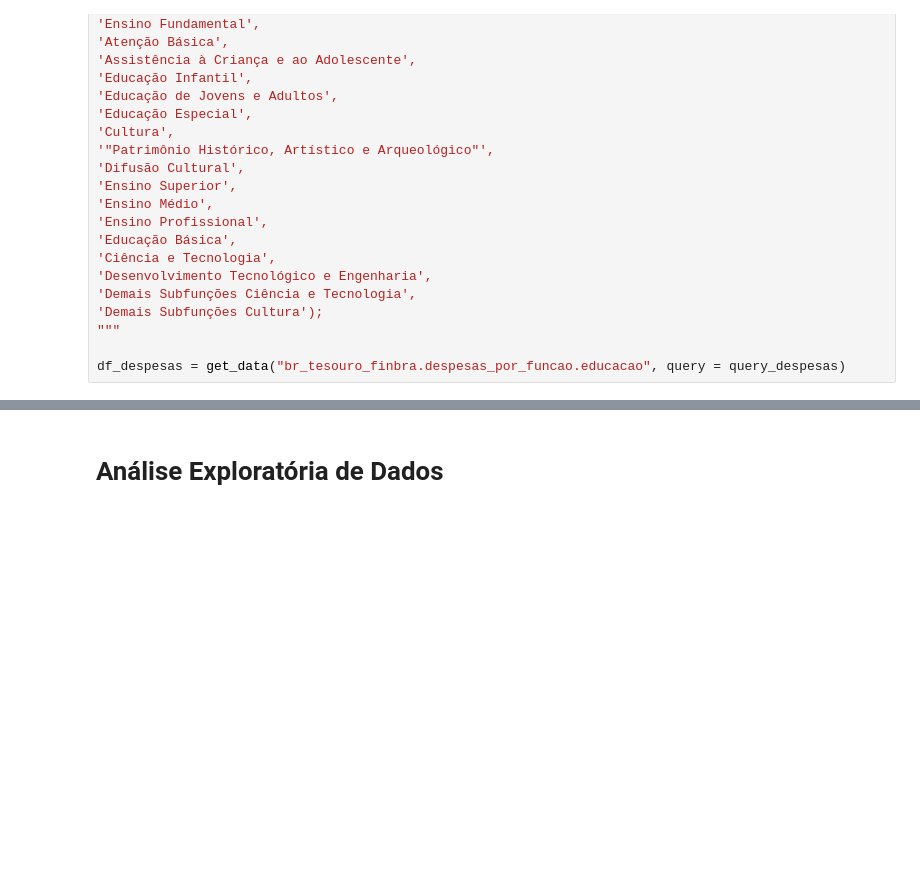
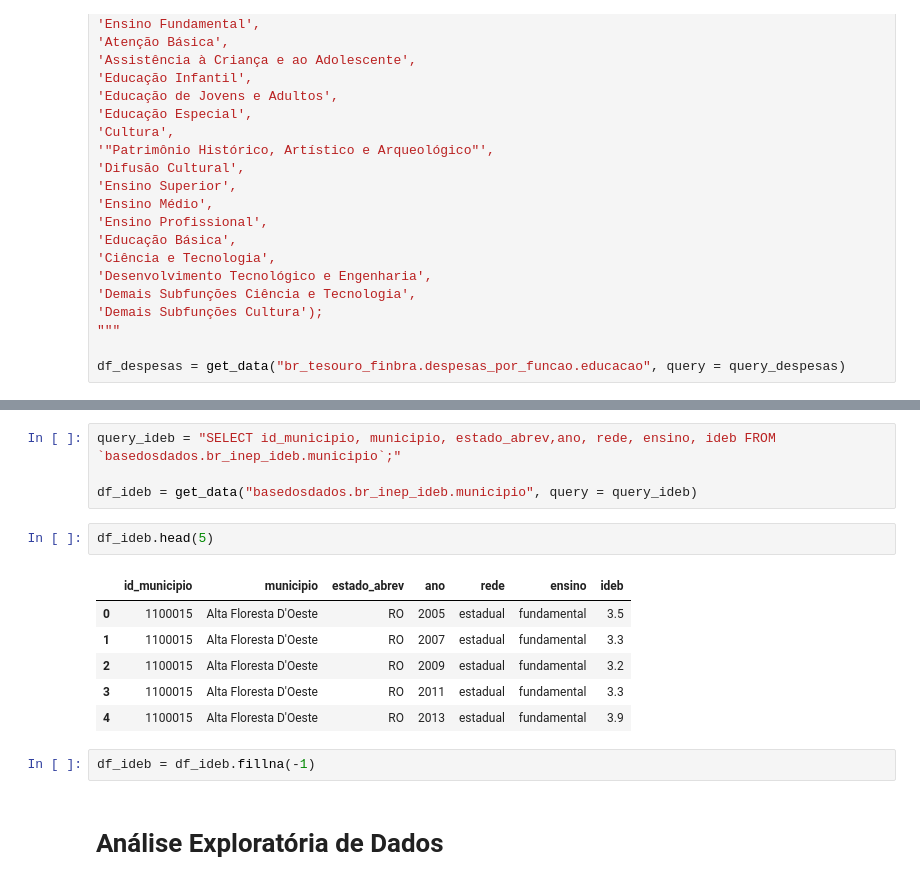
Before and after one commit to UFRJ-Analytica/odd2021, a Jupyter notebook: edit_teste_cliente_basedosdados.ipynb, the cells around one changed output, grey strips where cells are left out. Drawn from its saved outputs; the diff is of its cells as text; blank space fills up the shorter version.

Commit message:
Dataframe ideb adicionado

```diff
--- a/edit_teste_cliente_basedosdados.ipynb
+++ b/edit_teste_cliente_basedosdados.ipynb
@@ -212,3 +210,18 @@ ideb = get_data("br_inep_ideb.municipio")
+# %%
+query_ideb = "SELECT id_municipio, municipio, estado_abrev,ano, rede, ensino, ideb FROM `basedosdados.br_inep_ideb.municipio`;"
+
+df_ideb = get_data("basedosdados.br_inep_ideb.municipio", query = query_ideb)
+# %%
+df_ideb.head(5)
+# %% [output]
+|  | id_municipio | municipio | estado_abrev | ano | rede | ensino | ideb |
+| 0 | 1100015 | Alta Floresta D'Oeste | RO | 2005 | estadual | fundamental | 3.5 |
+| 1 | 1100015 | Alta Floresta D'Oeste | RO | 2007 | estadual | fundamental | 3.3 |
+| 2 | 1100015 | Alta Floresta D'Oeste | RO | 2009 | estadual | fundamental | 3.2 |
+| 3 | 1100015 | Alta Floresta D'Oeste | RO | 2011 | estadual | fundamental | 3.3 |
+| 4 | 1100015 | Alta Floresta D'Oeste | RO | 2013 | estadual | fundamental | 3.9 |
+# %%
+df_ideb = df_ideb.fillna(-1)
 # %% [markdown]
 # Análise Exploratória de Dados
 # %%
```
Also changed, not shown: parts of 11 cells of this notebook.
